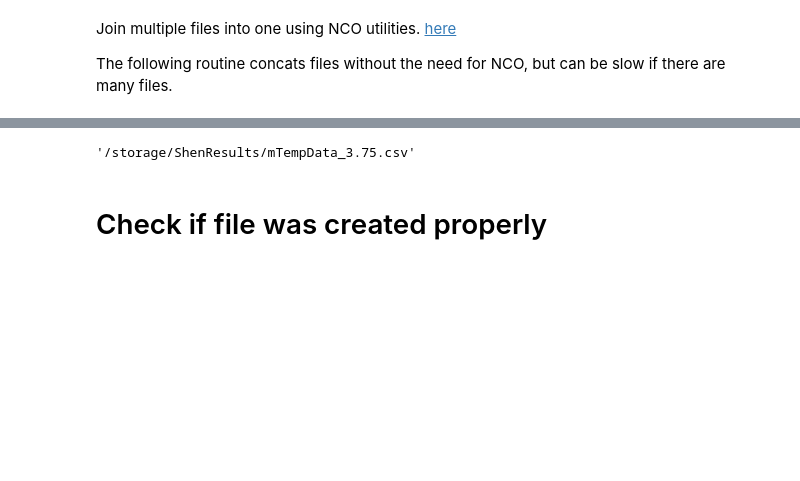
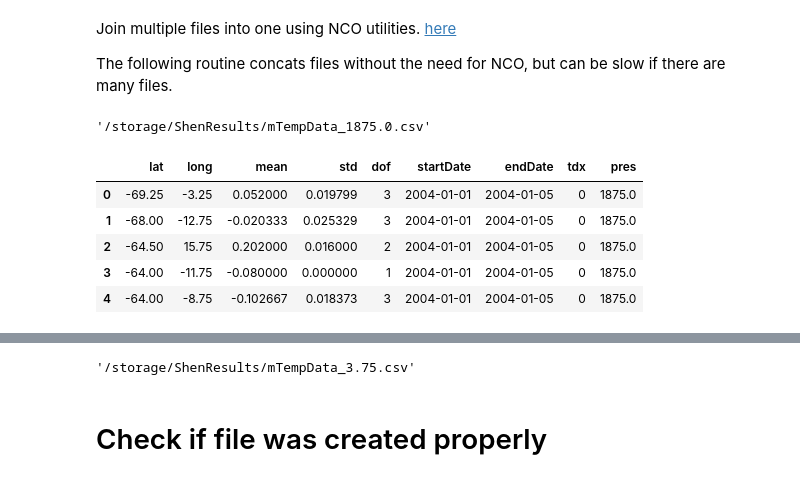
Before and after one commit to tylertucker202/argo-database, a Jupyter notebook: gridding/shenGrid/csv-to-nc.ipynb, the cells around one changed output, grey strips where cells are left out. Cells and saved outputs as stored; diff of their text form; code cells hidden in the pictures; blank space fills up the shorter version.

```diff
--- a/gridding/shenGrid/csv-to-nc.ipynb
+++ b/gridding/shenGrid/csv-to-nc.ipynb
@@ -29,10 +26,28 @@ for file in tqdm(files): # each file is
     try:
         df = pd.read_csv(file, index_col=0)
         df = df.drop_duplicates(keep='first')
-        ds = ds.set_coords(['lat', 'long', 'tdx', 'pres'])
-        ds = xr.Dataset.from_dataframe(df)
+        df = df[['lat', 'long', 'mean', 'tdx', 'pres']]
+        df = df.set_index(['lat', 'long', 'pres', 'tdx'])
+        ds = df.to_xarray()
+        ds = ds.set_coords(['lat', 'long', 'tdx', 'pres']).copy()
+        #ds = xr.Dataset.from_dataframe(df)
         save_as_netcdf(ds, file)
     except Exception as err:
         pdb.set_trace()
         print(err)
         continue
+# %%
+file
+# %% [output]
+'/storage/ShenResults/mTempData_1875.0.csv'
+# %%
+df = pd.read_csv(file, index_col=0)
+df = df.drop_duplicates(keep='first')
+df.head()
+# %% [output]
+|  | lat | long | mean | std | dof | startDate | endDate | tdx | pres |
+| 0 | -69.25 | -3.25 | 0.052000 | 0.019799 | 3 | 2004-01-01 | 2004-01-05 | 0 | 1875.0 |
+| 1 | -68.00 | -12.75 | -0.020333 | 0.025329 | 3 | 2004-01-01 | 2004-01-05 | 0 | 1875.0 |
+| 2 | -64.50 | 15.75 | 0.202000 | 0.016000 | 2 | 2004-01-01 | 2004-01-05 | 0 | 1875.0 |
+| 3 | -64.00 | -11.75 | -0.080000 | 0.000000 | 1 | 2004-01-01 | 2004-01-05 | 0 | 1875.0 |
+| 4 | -64.00 | -8.75 | -0.102667 | 0.018373 | 3 | 2004-01-01 | 2004-01-05 | 0 | 1875.0 |
```
Also changed, not shown: parts of 12 cells of this notebook, 5 other files.
